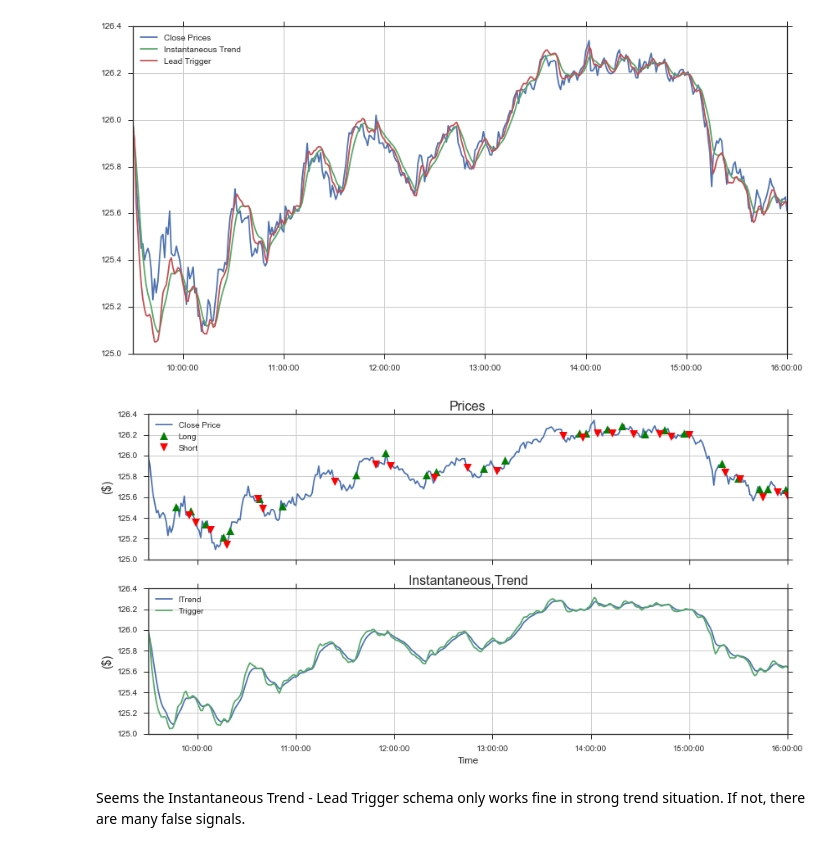
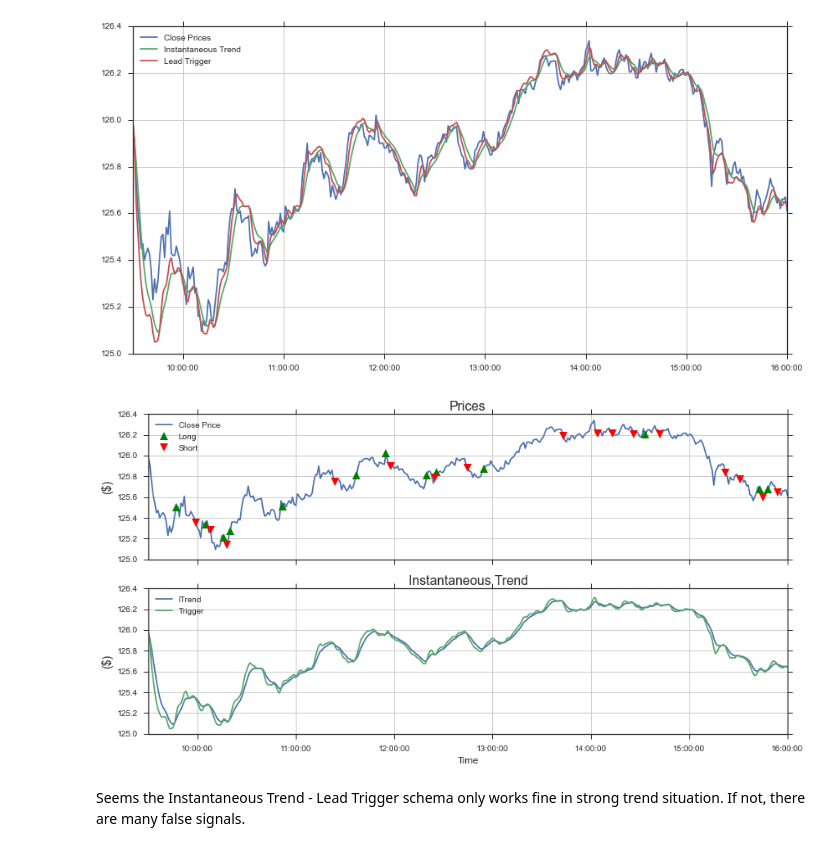
Before and after one commit to Jay-Jay-D/cybernetics_lectures, a Jupyter notebook: Testing_tools.ipynb, the cells around one changed output. Cells and saved outputs as stored; diff of their text form; code cells hidden in the pictures.

```diff
--- a/Testing_tools.ipynb
+++ b/Testing_tools.ipynb
@@ -48,36 +51,38 @@ plt.grid()
 # %%
 df = pd.DataFrame(np.transpose(np.vstack((data.CLOSE, IT, LT))), index=data.index,
                   columns=['Price', 'Trend', 'Trigger'])
 
+tol = 0.0025 # Tolerance
+
 # Generate a boolean array to use as index for the events.
-long_signal = (df.Trend.shift() > df.Trigger.shift()) & (df.Trend < df.Trigger)
-short_signal = (df.Trend.shift() < df.Trigger.shift()) & (df.Trend > df.Trigger)
+long_signal = (df.Trend.shift() > df.Trigger.shift() + tol) & (df.Trend < df.Trigger - tol)
+short_signal = (df.Trend.shift() < df.Trigger.shift() - tol) & (df.Trend > df.Trigger + tol)
 
 # This plot will contains two subplos sharing the x axis.
 fig, ax = plt.subplots(2, sharex=True)
 time = df.index
 
 # The first subplot is the close price and the orders.
 ax[0].set_title('Prices', fontsize=16)
 ax[0].plot(time, df.Price, label='Close Price')
 ax[0].plot(time[long_signal], df.Price[long_signal], linestyle='None', marker='^',
            color='g', markersize=10, label='Long')
 ax[0].plot(time[short_signal], df.Price[short_signal], linestyle='None', marker='v',
            color='r', markersize=10, label='Short')
 ax[0].set_ylabel('($)', fontsize=14)
 ax[0].legend(loc='upper left')
 ax[0].grid()
 
 # The second subplot are the indicator and the trigger.
 ax[1].set_title('Instantaneous Trend', fontsize=16)
 ax[1].plot(time, df.Trend, label='ITrend')
 ax[1].plot(time, df.Trigger, label='Trigger')
 ax[1].set_ylabel('($)', fontsize=14)
 ax[1].set_xlabel('Time', fontsize=12)
 ax[1].legend(loc='upper left')
 ax[1].grid()
 # %% [output]
-[figure, old version]
+[figure, new version]
 # %% [markdown]
 Seems the Instantaneous Trend - Lead Trigger schema only works fine in strong trend situation. If not, there are many false signals.
 # %% [markdown]
```
Also changed, not shown: parts of 7 cells of this notebook.
